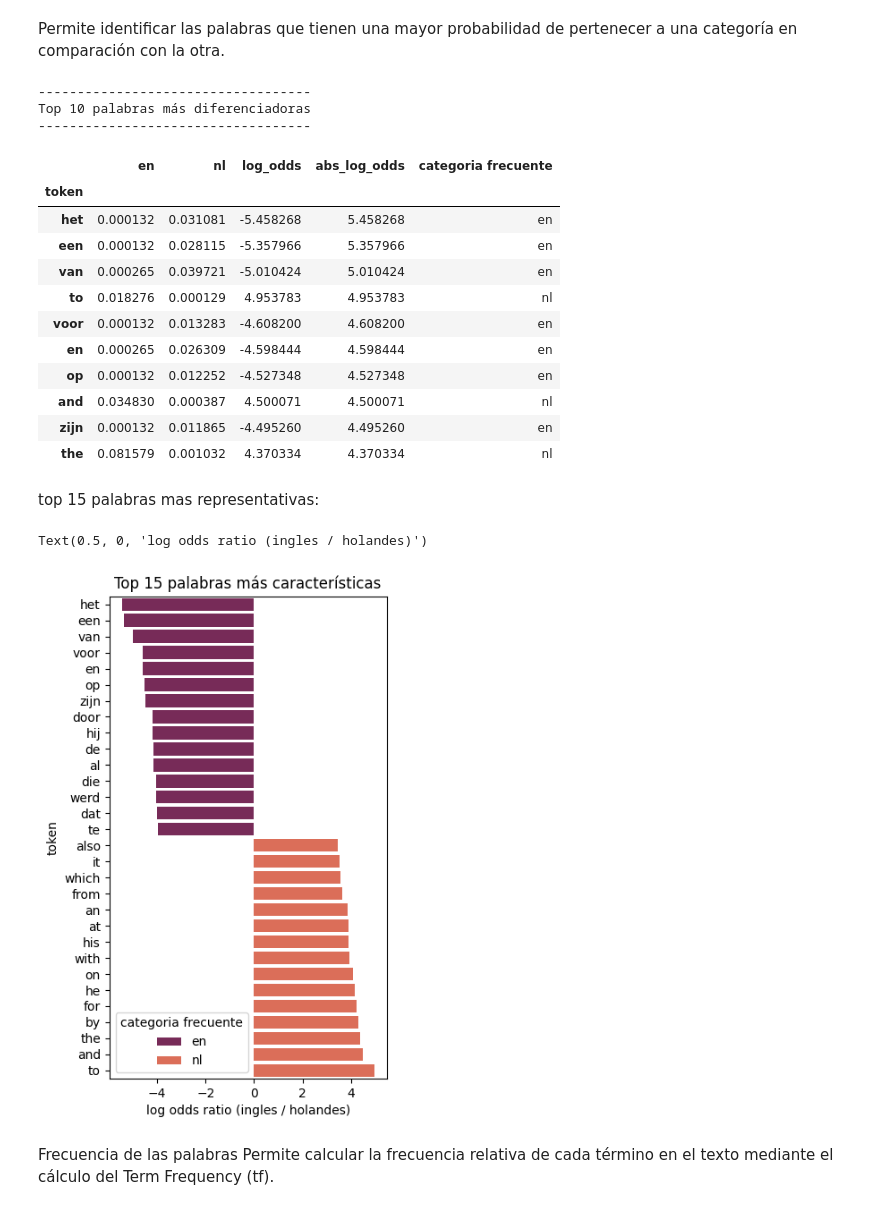
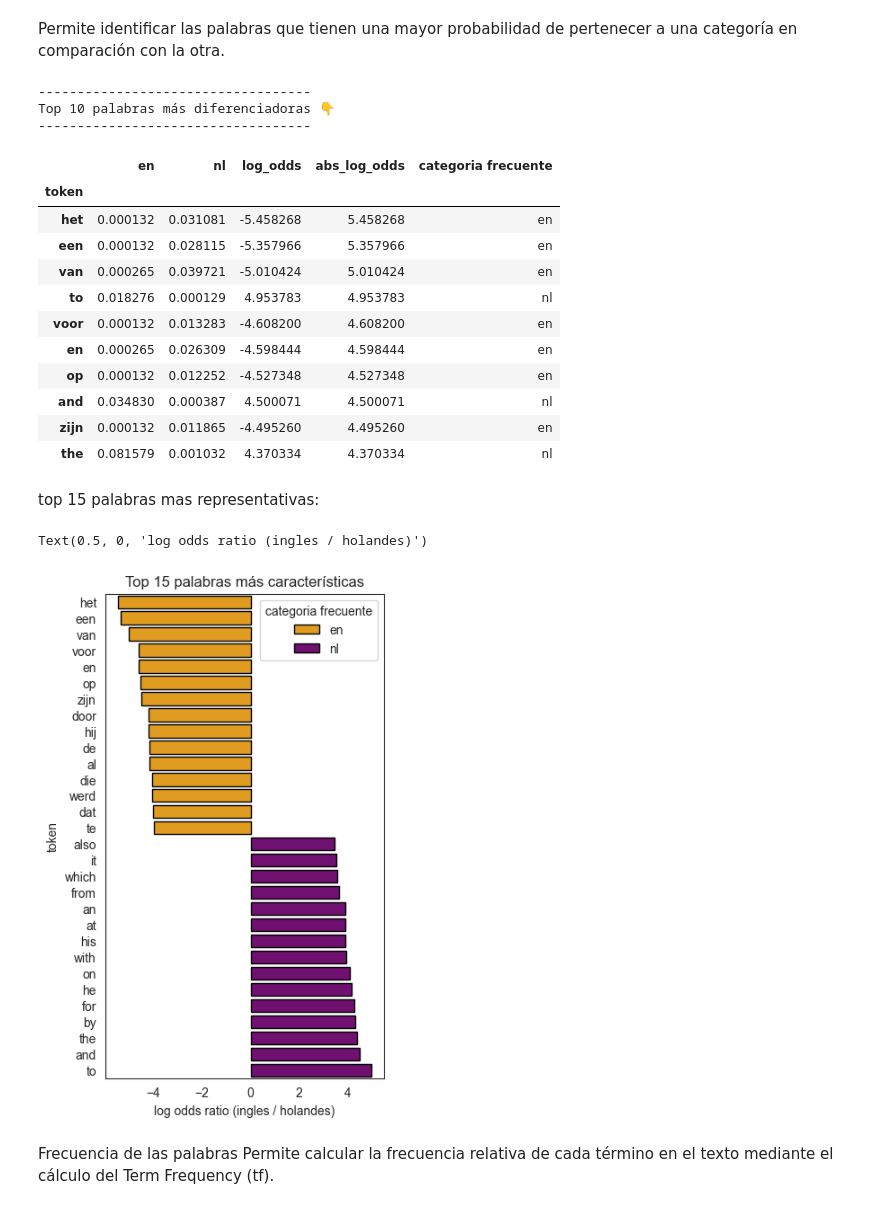
Before and after one commit to victor291201/TextCassifier-DeepLearning, a Jupyter notebook: main.ipynb, the cells around one changed output. Cells and saved outputs as stored; diff of their text form; code cells hidden in the pictures.

```diff
--- a/main.ipynb
+++ b/main.ipynb
@@ -356,12 +363,12 @@ comentarios_logOdds['categoria frecuente'] = np.where(comentarios_logOdds.log_od
 Permite identificar las palabras que tienen una mayor probabilidad de pertenecer a una categoría en comparación con la otra.
 # %%
 print('-----------------------------------')
-print('Top 10 palabras más diferenciadoras')
+print('Top 10 palabras más diferenciadoras 👇')
 print('-----------------------------------')
 comentarios_logOdds.sort_values('abs_log_odds', ascending=False).head(10)
 # %% [output]
 -----------------------------------
-Top 10 palabras más diferenciadoras
+Top 10 palabras más diferenciadoras 👇
 -----------------------------------
 |  | en | nl | log_odds | abs_log_odds | categoria frecuente |
 | token |  |  |  |  |  |
@@ -380,24 +387,25 @@ top 15 palabras mas representativas:
 # %%
 top_30 = comentarios_logOdds[['log_odds', 'abs_log_odds', 'categoria frecuente']] \
         .groupby('categoria frecuente') \
         .apply(lambda x: x.nlargest(15, columns='abs_log_odds').reset_index()) \
         .reset_index(drop=True) \
         .sort_values('log_odds')
 
 f, ax = plt.subplots(figsize=(4, 7))
+sns.set_style(style="white",rc= {'patch.edgecolor': 'black'})
 sns.barplot(
     x='log_odds',
     y='token',
     hue='categoria frecuente',
     data=top_30,
     ax=ax,
-    palette="rocket"
+    palette=["orange","purple"]
 )
 ax.set_title('Top 15 palabras más características')
 ax.set_xlabel('log odds ratio (ingles / holandes)')
 # %% [output]
 Text(0.5, 0, 'log odds ratio (ingles / holandes)')
-[figure, old version]
+[figure, new version]
 # %% [markdown]
 Frecuencia de las palabras
 Permite calcular la frecuencia relativa de cada término en el texto mediante el cálculo del Term Frequency (tf).
```
Also changed, not shown: parts of 58 cells of this notebook, 1 other file.
